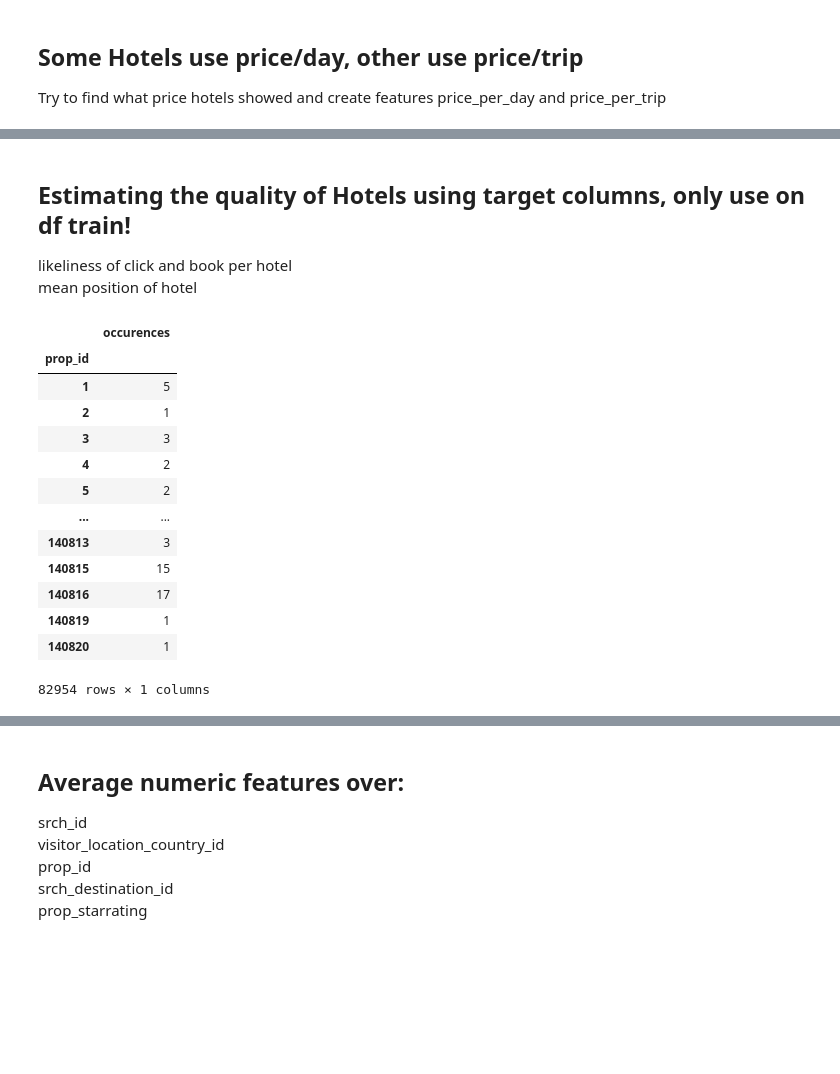
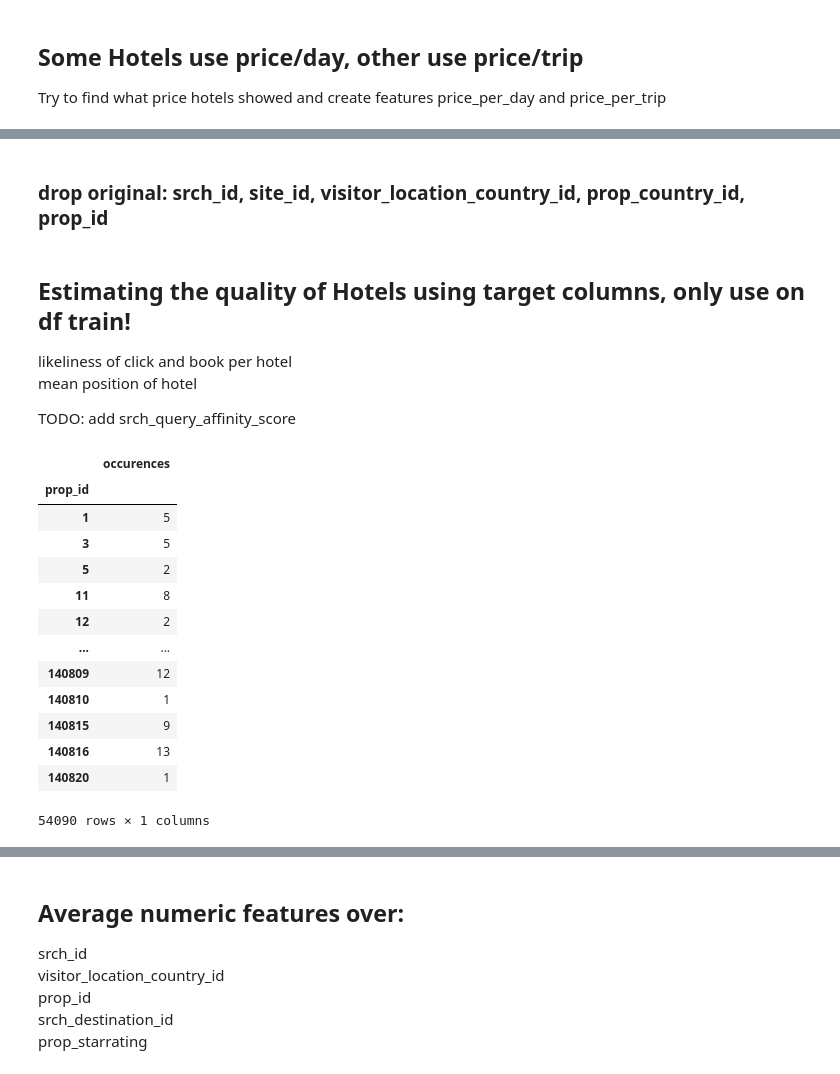
Before and after one commit to OlegBEZb/Personalize-Expedia-Hotel-Searches, a Jupyter notebook: FeatureEngineering.ipynb, the cells around one changed output, grey strips where cells are left out. Cells and saved outputs as stored; diff of their text form; code cells hidden in the pictures; blank space fills up the shorter version.

```diff
--- a/FeatureEngineering.ipynb
+++ b/FeatureEngineering.ipynb
@@ -133,0 +256,7 @@ df.drop(['gross_price_diff', 'adj_price_diff', 'price_per_day_given'], axis=1, i
+# %%
+avg_price = df.groupby('prop_id')['price_per_day'].mean()
+avg_price = pd.DataFrame(avg_price)
+avg_price = avg_price.sort_values('price_per_day').reset_index().reset_index().set_index('prop_id').sort_index()
+avg_price = avg_price.drop('price_per_day', axis=1).rename(columns={'index': 'ordinal_prop_id'})
+
+avg_price.head()
@@ -133,0 +271,2 @@ df.drop(['gross_price_diff', 'adj_price_diff', 'price_per_day_given'], axis=1, i
+# %%
+df = pd.merge(df, avg_price['ordinal_prop_id'], right_index=True, left_on = 'prop_id', how='left')
@@ -133,0 +275,7 @@ df.drop(['gross_price_diff', 'adj_price_diff', 'price_per_day_given'], axis=1, i
+# %%
+avg_price = df.groupby('srch_destination_id')['price_per_day'].mean()
+avg_price = pd.DataFrame(avg_price)
+avg_price = avg_price.sort_values('price_per_day').reset_index().reset_index().set_index('srch_destination_id').sort_index()
+avg_price = avg_price.drop('price_per_day', axis=1).rename(columns={'index': 'ordinal_srch_destination_id'})
+
+avg_price.head()
@@ -133,0 +290,2 @@ df.drop(['gross_price_diff', 'adj_price_diff', 'price_per_day_given'], axis=1, i
+# %%
+df = pd.merge(df, avg_price['ordinal_srch_destination_id'], right_index=True, left_on = 'srch_destination_id', how='left')
@@ -133,0 +308,2 @@ df.drop(['gross_price_diff', 'adj_price_diff', 'price_per_day_given'], axis=1, i
+# %% [markdown]
+### drop original: srch_id, site_id, visitor_location_country_id, prop_country_id, prop_id
@@ -135,23 +314,25 @@ df.drop(['gross_price_diff', 'adj_price_diff', 'price_per_day_given'], axis=1, i
 ## Estimating the quality of Hotels using target columns, only use on df train!
 likeliness of click and book per hotel\
 mean position of hotel
+
+TODO: add srch_query_affinity_score
 # %%
-# count the occurences of hotels, no of searches the hotel occured in
-prop_id_count = pd.DataFrame(df.groupby('prop_id')['srch_id'].count()).rename(columns={'srch_id': 'occurences'})
+# count the occurences of hotels, no of searches the hotel occured in, except where random ordering was used
+prop_id_count = pd.DataFrame(df[df['random_bool'] == 0].groupby('prop_id')['srch_id'].count()).rename(columns={'srch_id': 'occurences'})
 prop_id_count
 # %% [output]
 |  | occurences |
 | prop_id |  |
 | 1 | 5 |
-| 2 | 1 |
-| 3 | 3 |
-| 4 | 2 |
+| 3 | 5 |
 | 5 | 2 |
+| 11 | 8 |
+| 12 | 2 |
 | ... | ... |
-| 140813 | 3 |
-| 140815 | 15 |
-| 140816 | 17 |
-| 140819 | 1 |
+| 140809 | 12 |
+| 140810 | 1 |
+| 140815 | 9 |
+| 140816 | 13 |
 | 140820 | 1 |
-82954 rows × 1 columns
+54090 rows × 1 columns
 # %%
```
Also changed, not shown: parts of 32 cells of this notebook, 1 other file.
